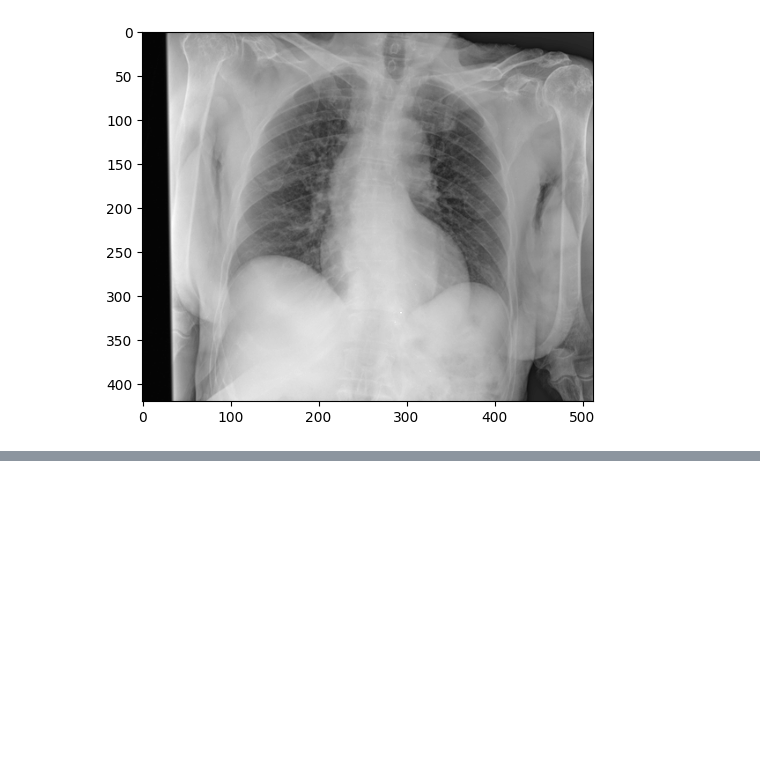
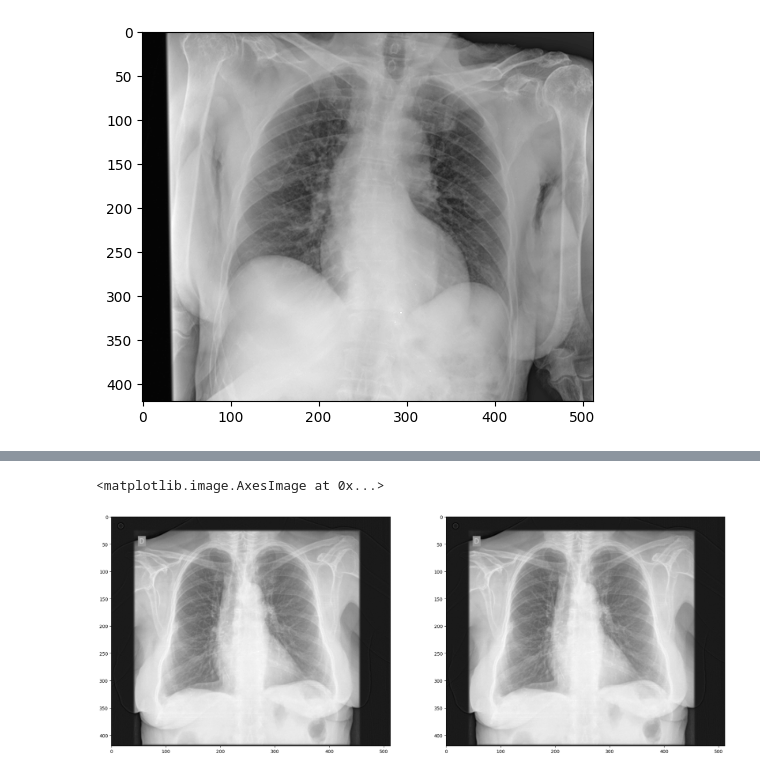
Before and after one commit to Kachroo-cheena/xray_bodypart_classificatiom, a Jupyter notebook: script.ipynb, the cells around one changed output, grey strips where cells are left out. Saved outputs shown, nothing was run; the diff lists cells and outputs as text; code cells hidden in the pictures; blank space fills up the shorter version.

Commit message:
data preprocessing and cleaning completes

```diff
--- a/script.ipynb
+++ b/script.ipynb
@@ -35,0 +78,39 @@ plt.imshow(image, cmap='gray')
+# %%
+# compare original with normalized image
+plt.figure(figsize=(24,24))
+img = plt.imread(os.path.join(os.getcwd(), 'data', 'image_png.png'))
+'''
+cv2.normalize() process modifies the intensity values of pixels in a given image to make the image more appealing. It can be used for
+- Contrast Enhancement using norm_tye=cv2.cv2.NORM_MINMAX
+- Machine Learning for scaling the pixel values between 0 to 1 to help neural network to converge faster
+- Comparison and Visualization can make it easier to compare images and identify patterns or anomalies
+- Preprocessing for Algorithms for edge detection allows algorithim to detect eges consistently across different images
+The scaled image might look similar to the original image, but with adjusted brightness and contrast based on the chosen normalization method (alpha, beta, and norm_type). For example, a grayscale image that appears too dark might be scaled to increase the brightness, making the image more visible.
+
+Formula:
+dst = (src - min(src)) * (beta - alpha) / (max(src) - min(src)) + alpha
+
+dst: This represents the output array where the normalized pixel values will be stored.
+src: This is the input array, which contains the original pixel values of the image that you want to normalize.
+min(src): This is the minimum value of the src array, i.e., the minimum pixel value in the image.
+max(src): This is the maximum value of the src array, i.e., the maximum pixel value in the image.
+alpha: This is the offset parameter, and it determines the value that will be added to the normalized pixel values after scaling.
+beta: This is the scaling parameter, and it determines the value that will be multiplied with the normalized pixel values after subtracting min(src).
+
+Alpha (off-set) (lower-bound):
+This is the offset parameter, and it determines the value that will be added to the normalized pixel values after scaling. It is often used to set the lower bound of the output range. If alpha is set to 0, it means there is no offset, and the normalized values will start from 0. Increasing alpha will shift the normalized values upwards.
+
+Beta (Scaling) (upper-bound):
+This is the scaling parameter, and it determines the value that will be multiplied with the normalized pixel values after subtracting min(src). It is often used to set the upper bound of the output range. If beta is set to 1, it means there is no scaling, and the normalized values will remain within the range determined by alpha. Increasing beta will stretch the normalized values.
+
+norm_type:
+cv2.NORM_MINMAX: This method scales and shifts the pixel values to the specified range [alpha, beta]. The formula for normalization is dst = (src - min(src)) * (beta - alpha) / (max(src) - min(src)) + alpha, where src is the input array.
+'''
+norm_img = cv2.normalize(img, None, alpha=0, beta=500, norm_type=cv2.NORM_MINMAX)
+plt.subplot(2, 2, 1)
+plt.imshow(norm_img, cmap='gray')
+plt.subplot(2, 2, 2)
+plt.imshow(img, cmap='gray')
+# %% [output]
+<matplotlib.image.AxesImage at 0x...>
+[figure, added]
```
Also changed, not shown: parts of 18 cells of this notebook, 1 other file.
